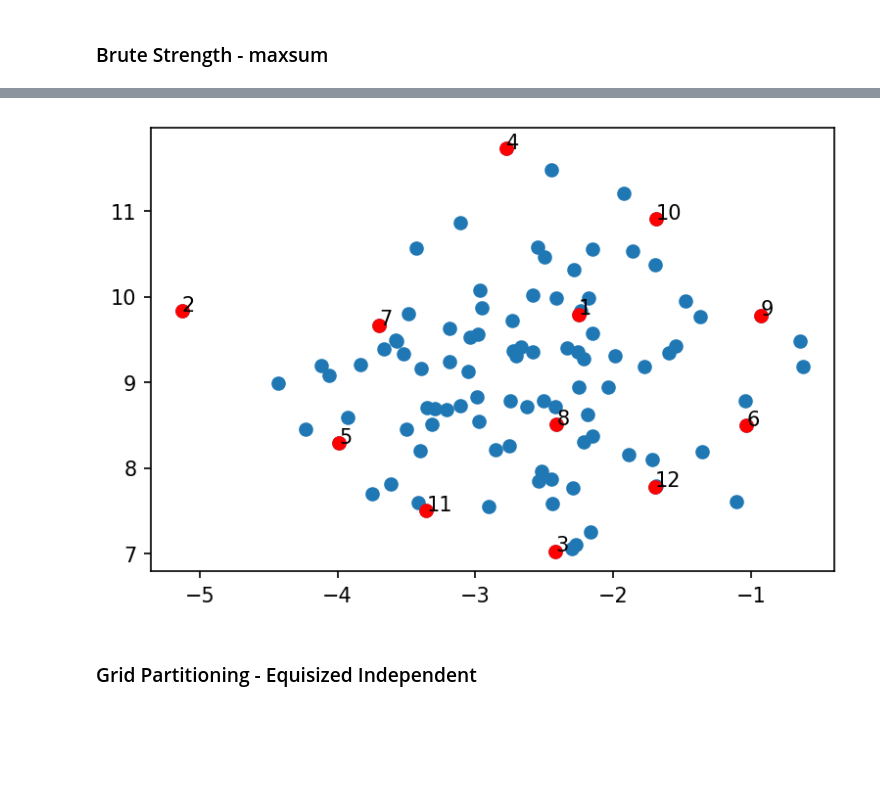
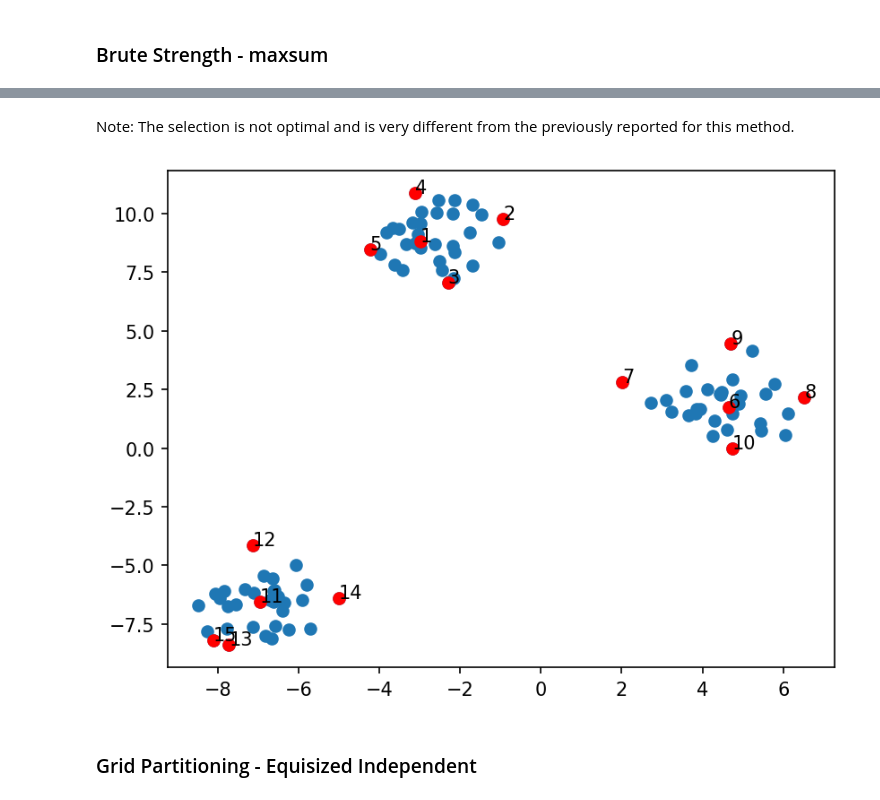
Before and after one commit to theochem/Selector, a Jupyter notebook: doc/notebooks/diversity_subsect_selection_synthetic_data.ipynb, the cells around one changed output, grey strips where cells are left out. Cells and saved outputs as stored; diff of their text form; code cells hidden in the pictures; blank space fills up the shorter version.

Commit message:
Fix maxsum example

```diff
--- a/doc/notebooks/diversity_subsect_selection_synthetic_data.ipynb
+++ b/doc/notebooks/diversity_subsect_selection_synthetic_data.ipynb
@@ -137,9 +136,8 @@ graph_data(mocked_cluster_coords, selected_mocked)
 # %% [markdown]
 ### Brute Strength - maxsum
 # %%
-selector = DissimilaritySelection(num_selected=12,
-                                  arr_dist=arr_dist,
-                                  random_seed=42,
-                                  method="maxsum")
-selector.starting_idx = 0
-selected_ids2 = selector.select()
+from DiverseSelector import dissimilarity
+
+selector = dissimilarity.MaxSum()
+selected_ids11 = selector.select(arr=arr_dist, size=15, labels=class_labels)
+graph_data(coords,selected_ids11)
@@ -146,7 +146,10 @@ selected_ids2 = selector.select()
+# %% [markdown]
+Note: The selection is not optimal and is very different from the previously reported for this method.
 # %%
-graph_data(selected_ids2)
+selected_ids12 = selector.select(arr=arr_dist_cluster, size=15, labels=class_labels_cluster)
+graph_data(coords_cluster,selected_ids12)
 # %% [output]
-[figure, old version]
+[figure, new version]
 # %% [markdown]
 ### Grid Partitioning - Equisized Independent
 # %%
```
Also changed, not shown: parts of 3 cells of this notebook.
